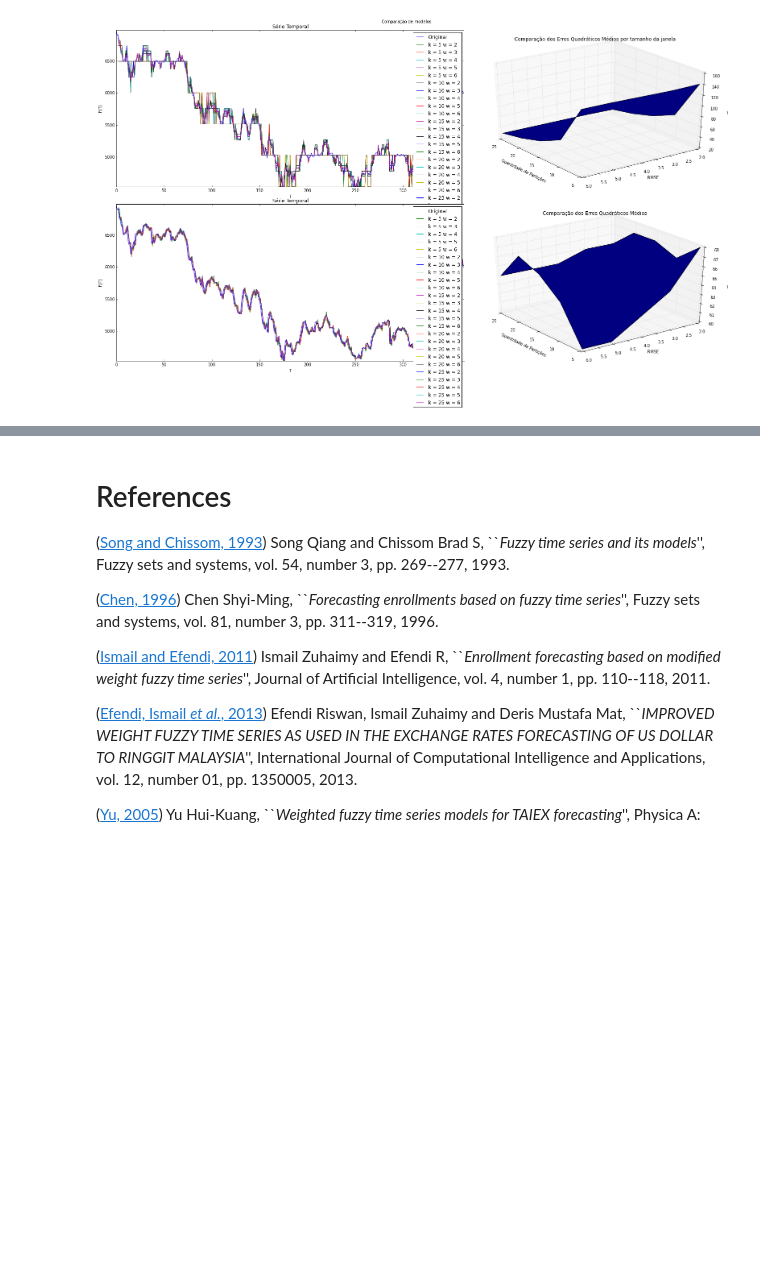
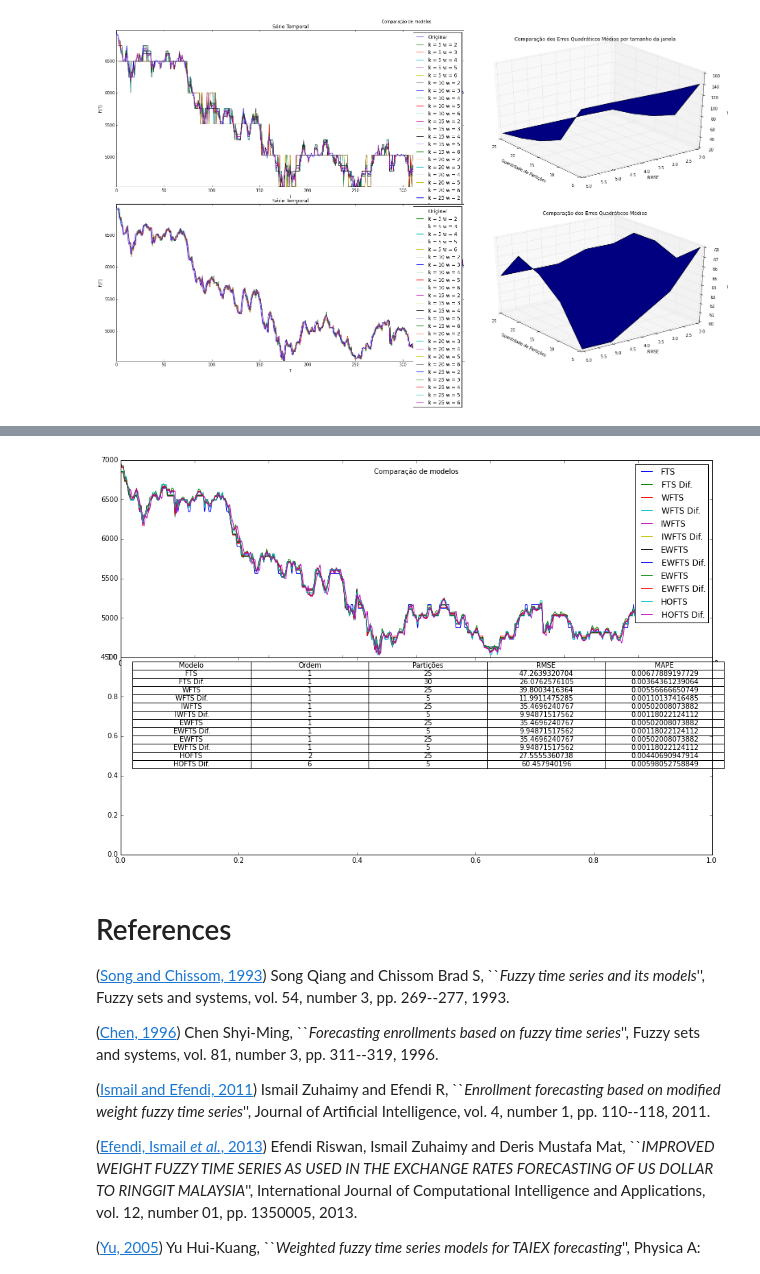
Before and after one commit to petroniocandido/FuzzyTimeSeries, a Jupyter notebook: FTS.ipynb, the cells around one changed output, grey strips where cells are left out. Drawn from its saved outputs; the diff is of its cells as text; code cells hidden in the pictures; blank space fills up the shorter version.

```diff
--- a/FTS.ipynb
+++ b/FTS.ipynb
@@ -633,0 +689,4 @@ plotCompared(taiexsample,[wfts2p,wftsd2p],["Normal","Diferenças"],'')
+# %%
+plotCompared(taiexsample,[wfts2p,wftsd2p],["Normal","Diferenças"],'')
+taiex_modelbase_fo.append({"name":"WFTS","model":wfts2,"predicted":wfts2p})
+taiex_modelbase_fo.append({"name":"WFTS Dif.","model":wftsd2,"predicted":wftsd2p})
@@ -773,0 +833,4 @@ plotCompared(taiexsample,[iwfts2p,iwftsd2p],["Normal","Diferenças"],'')
+# %%
+plotCompared(taiexsample,[iwfts2p,iwftsd2p],["Normal","Diferenças"],'')
+taiex_modelbase_fo.append({"name":"IWFTS","model":iwfts2,"predicted":iwfts2p})
+taiex_modelbase_fo.append({"name":"IWFTS Dif.","model":iwftsd2,"predicted":iwftsd2p})
@@ -924,0 +988,4 @@ plotCompared(taiexsample,[ewfts2p,ewftsd2p],["Normal","Diferenças"],'')
+# %%
+plotCompared(taiexsample,[ewfts2p,ewftsd2p],["Normal","Diferenças"],'')
+taiex_modelbase_fo.append({"name":"EWFTS","model":ewfts2,"predicted":ewfts2p})
+taiex_modelbase_fo.append({"name":"EWFTS Dif.","model":ewftsd2,"predicted":ewftsd2p})
@@ -1159,0 +1227,4 @@ plotCompared(taiexsample,[hofts2p,hoftsd2p],["Normal","Diferenças"],'')
+# %%
+plotCompared(taiexsample,[hofts2p,hoftsd2p],["Normal","Diferenças"],'')
+taiex_modelbase_ho.append({"name":"HOFTS","model":hofts2,"predicted":hofts2p})
+taiex_modelbase_ho.append({"name":"HOFTS Dif.","model":hoftsd2,"predicted":hoftsd2p})
@@ -1160,3 +1239,7 @@ plotCompared(taiexsample,[hofts2p,hoftsd2p],["Normal","Diferenças"],'')
+# %%
+compareModels(taiexsample,taiex_modelbase_fo,taiex_modelbase_ho)
+# %% [output]
+[figure, added]
 # %% [markdown]
 # References
 
```
Also changed, not shown: parts of 37 cells of this notebook, 1 other file.
